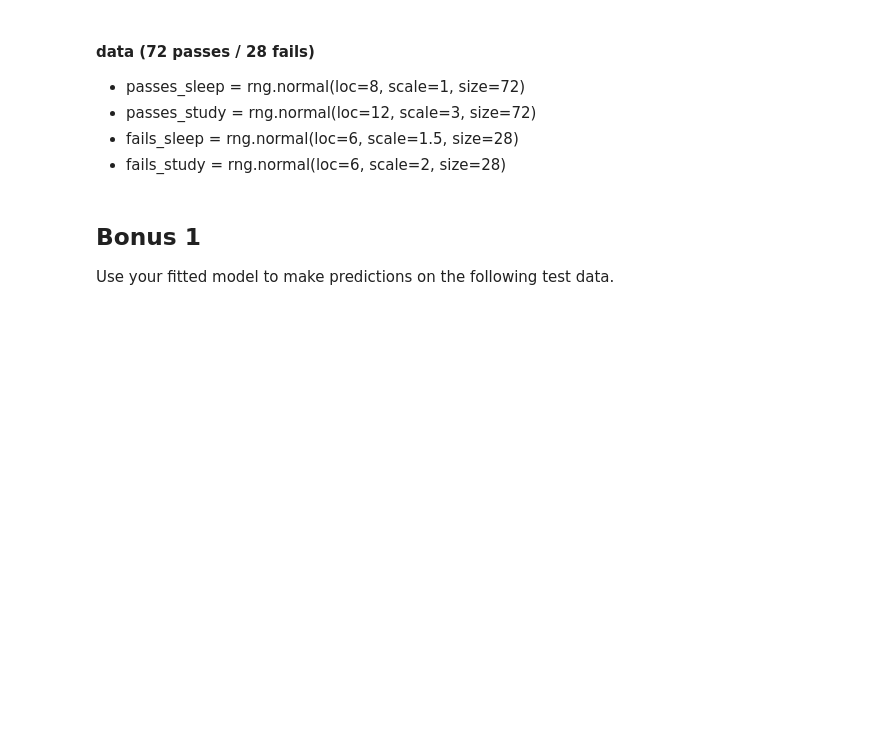
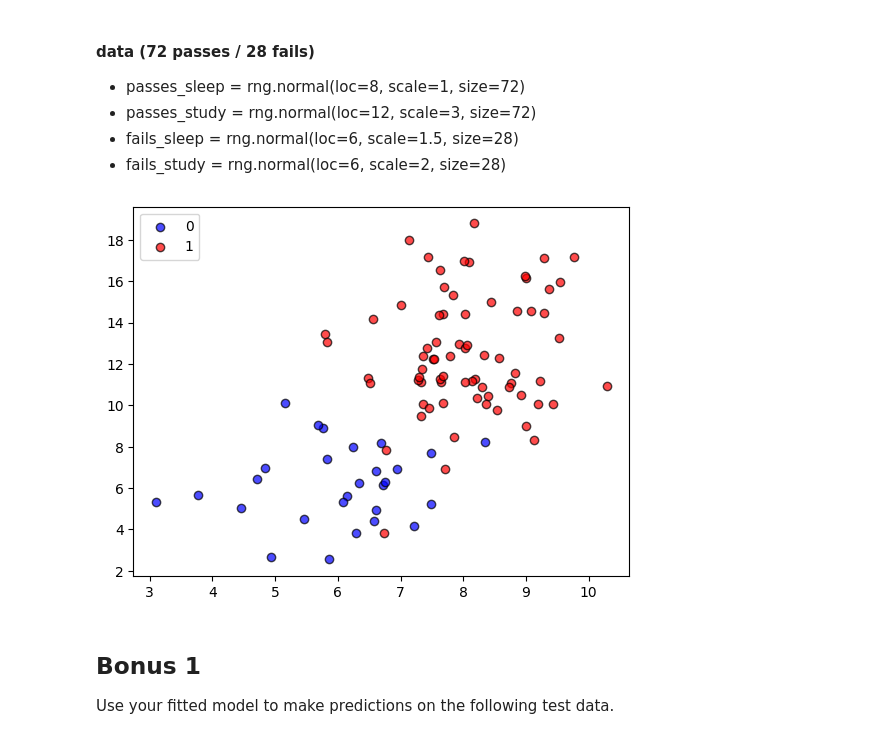
Before and after one commit to nranthony/problemsets_solutions, a Jupyter notebook: pytorch/basic-models/pass-or-fail.ipynb, the cells around one changed output. Drawn from its saved outputs; the diff is of its cells as text; code cells hidden in the pictures; blank space fills up the shorter version.

```diff
--- a/pytorch/basic-models/pass-or-fail.ipynb
+++ b/pytorch/basic-models/pass-or-fail.ipynb
@@ -42 +47,19 @@ Here's some starter code.
+# %%
+sleep = np.concatenate([passes_sleep,fails_sleep])
+study = np.concatenate([passes_study,fails_study])
+X = torch.tensor(np.column_stack([sleep,study])) # s samples x f features
+y = torch.tensor(np.concatenate([[1] * len(passes_sleep),
+                                 [0] * len(fails_sleep)])) # s samples
+# %%
+# replot data for visual sanity check of correct concatenations and labels
+label_colors = {0:'blue', 1:'red'}
+for label, color in label_colors.items():
+    plt.scatter(X[y == label, 0],
+                X[y == label, 1],
+                label=f'{label}',
+                color=color, alpha=0.7, edgecolor='k')
+plt.legend()
+plt.show()
+# %% [output]
+[figure, added]
 # %%
```
Also changed, not shown: parts of 2 cells of this notebook.
